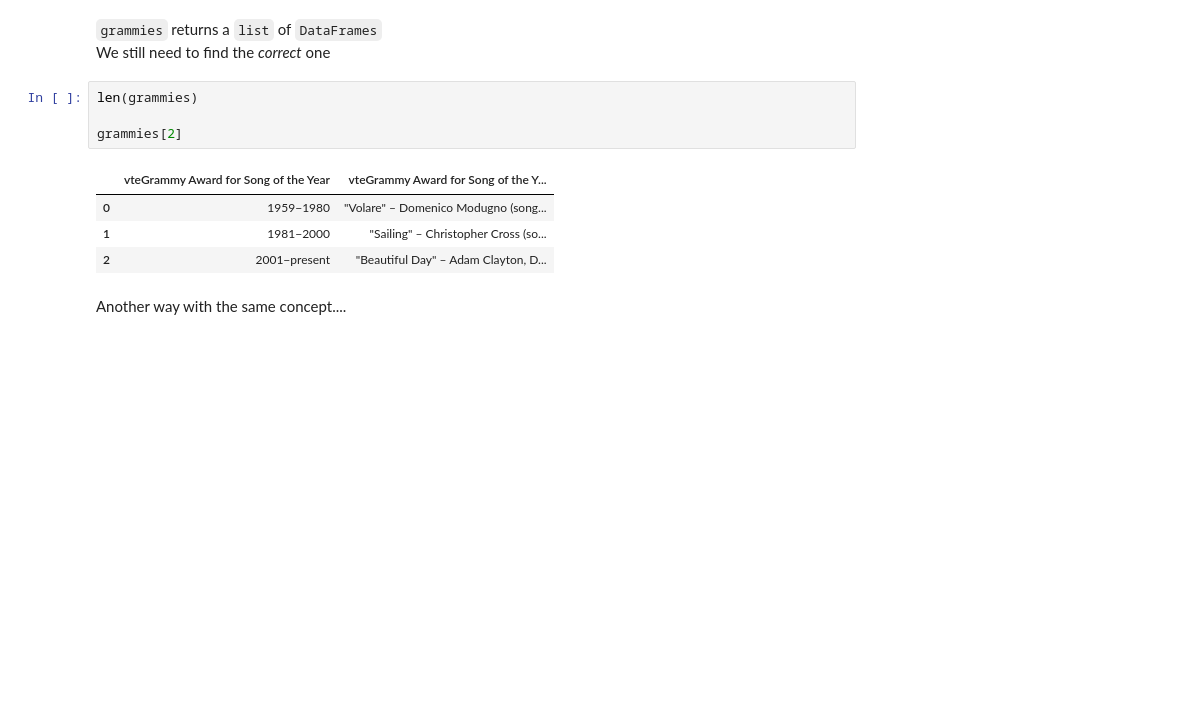
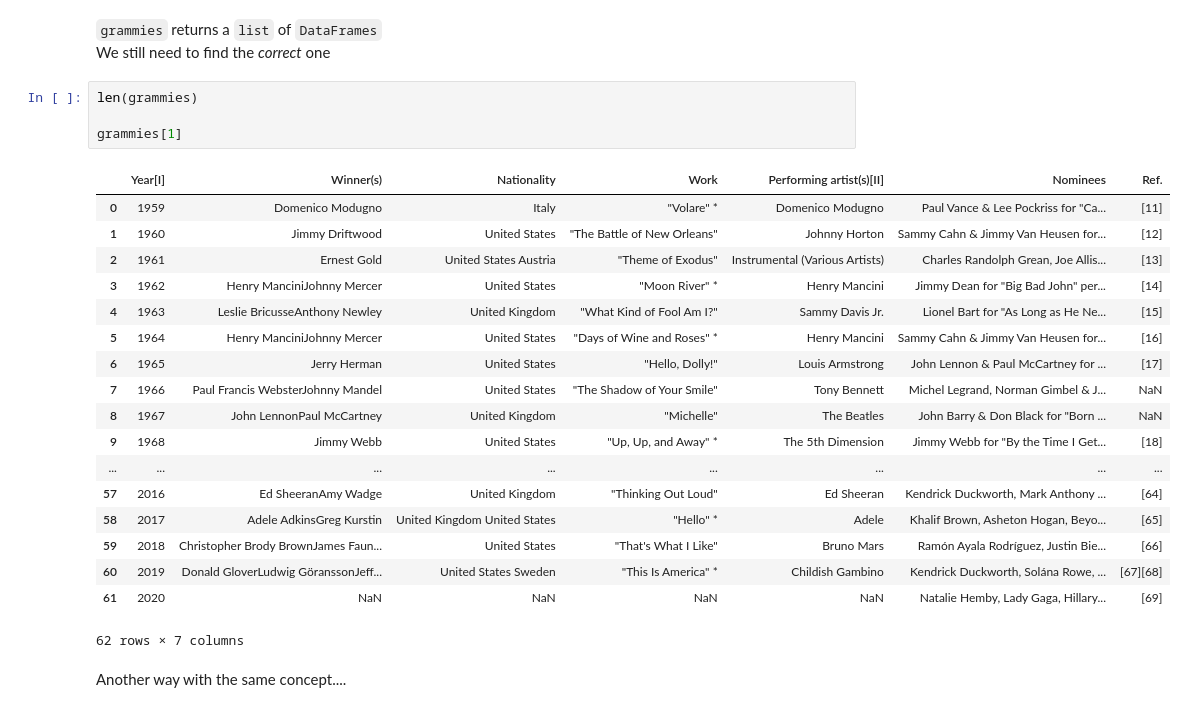
Before and after one commit to learn-co-students/london-ds-111819, a Jupyter notebook: mod_2/web_scraping/web-scraping.ipynb, the cells around one changed output. Drawn from its saved outputs; the diff is of its cells as text; blank space fills up the shorter version.

```diff
--- a/mod_2/web_scraping/web-scraping.ipynb
+++ b/mod_2/web_scraping/web-scraping.ipynb
@@ -399,12 +399,26 @@ We still need to find the _correct_ one
 # %%
 len(grammies)
 
-grammies[2]
+grammies[1]
 # %% [output]
-|  | vteGrammy Award for Song of the Year | vteGrammy Award for Song of the Y... |
-| 0 | 1959−1980 | "Volare" – Domenico Modugno (song... |
-| 1 | 1981−2000 | "Sailing" – Christopher Cross (so... |
-| 2 | 2001−present | "Beautiful Day" – Adam Clayton, D... |
+|  | Year[I] | Winner(s) | Nationality | Work | Performing artist(s)[II] | Nominees | Ref. |
+| 0 | 1959 | Domenico Modugno | Italy | "Volare" * | Domenico Modugno | Paul Vance & Lee Pockriss for "Ca... | [11] |
+| 1 | 1960 | Jimmy Driftwood | United States | "The Battle of New Orleans" | Johnny Horton | Sammy Cahn & Jimmy Van Heusen for... | [12] |
+| 2 | 1961 | Ernest Gold | United States Austria | "Theme of Exodus" | Instrumental (Various Artists) | Charles Randolph Grean, Joe Allis... | [13] |
+| 3 | 1962 | Henry ManciniJohnny Mercer | United States | "Moon River" * | Henry Mancini | Jimmy Dean for "Big Bad John" per... | [14] |
+| 4 | 1963 | Leslie BricusseAnthony Newley | United Kingdom | "What Kind of Fool Am I?" | Sammy Davis Jr. | Lionel Bart for "As Long as He Ne... | [15] |
+| 5 | 1964 | Henry ManciniJohnny Mercer | United States | "Days of Wine and Roses" * | Henry Mancini | Sammy Cahn & Jimmy Van Heusen for... | [16] |
+| 6 | 1965 | Jerry Herman | United States | "Hello, Dolly!" | Louis Armstrong | John Lennon & Paul McCartney for ... | [17] |
+| 7 | 1966 | Paul Francis WebsterJohnny Mandel | United States | "The Shadow of Your Smile" | Tony Bennett | Michel Legrand, Norman Gimbel & J... | NaN |
+| 8 | 1967 | John LennonPaul McCartney | United Kingdom | "Michelle" | The Beatles | John Barry & Don Black for "Born ... | NaN |
+| 9 | 1968 | Jimmy Webb | United States | "Up, Up, and Away" * | The 5th Dimension | Jimmy Webb for "By the Time I Get... | [18] |
+| ... | ... | ... | ... | ... | ... | ... | ... |
+| 57 | 2016 | Ed SheeranAmy Wadge | United Kingdom | "Thinking Out Loud" | Ed Sheeran | Kendrick Duckworth, Mark Anthony ... | [64] |
+| 58 | 2017 | Adele AdkinsGreg Kurstin | United Kingdom United States | "Hello" * | Adele | Khalif Brown, Asheton Hogan, Beyo... | [65] |
+| 59 | 2018 | Christopher Brody BrownJames Faun... | United States | "That's What I Like" | Bruno Mars | Ramón Ayala Rodríguez, Justin Bie... | [66] |
+| 60 | 2019 | Donald GloverLudwig GöranssonJeff... | United States Sweden | "This Is America" * | Childish Gambino | Kendrick Duckworth, Solána Rowe, ... | [67][68] |
+| 61 | 2020 | NaN | NaN | NaN | NaN | Natalie Hemby, Lady Gaga, Hillary... | [69] |
+62 rows × 7 columns
 # %% [markdown]
 Another way with the same concept....
 # %%
```
Also changed, not shown: 25 other files.
